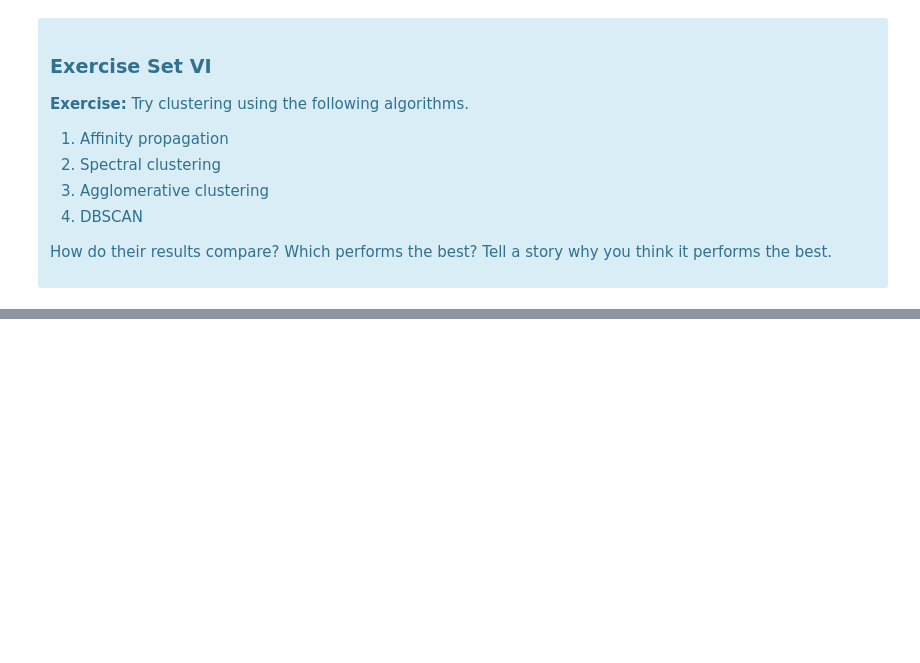
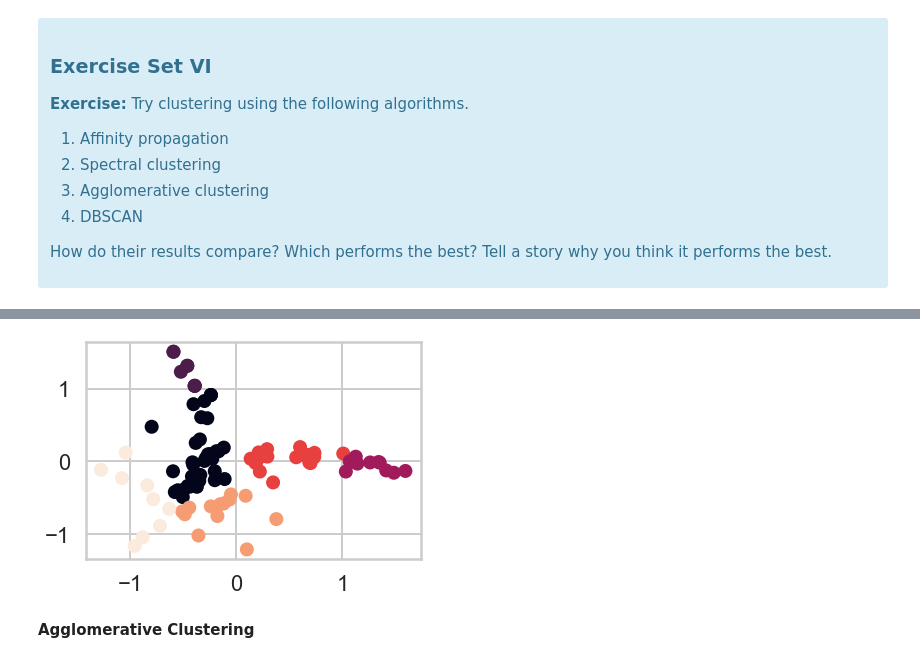
Before and after one commit to wwhite5/Springboard, a Jupyter notebook: Other Projects/Unit 15 - Unsupervised Learning/15.6 Principal Components Analysis/Clustering Case Study - Customer Segmentation with K-Means - Tier 3.ipynb, the cells around one changed output, grey strips where cells are left out. Drawn from its saved outputs; the diff is of its cells as text; code cells hidden in the pictures; blank space fills up the shorter version.

```diff
--- a/Other Projects/Unit 15 - Unsupervised Learning/15.6 Principal Components Analysis/Clustering Case Study - Customer Segmentation with K-Means - Tier 3.ipynb
+++ b/Other Projects/Unit 15 - Unsupervised Learning/15.6 Principal Components Analysis/Clustering Case Study - Customer Segmentation with K-Means - Tier 3.ipynb
@@ -589,0 +621,9 @@ Source: http://scikit-learn.org/stable/modules/clustering.html
+# %%
+from sklearn.cluster import SpectralClustering
+
+
+sc = SpectralClustering(n_clusters=6).fit(df[["x","y"]])
+
+df["cluster_labels"] = sc.labels_
+
+df.head()
@@ -589,0 +637,7 @@ Source: http://scikit-learn.org/stable/modules/clustering.html
+# %%
+plt.scatter(data=df, x="x", y="y", c=df.cluster_labels)
+plt.show()
+# %% [output]
+[figure, added]
+# %% [markdown]
+**Agglomerative Clustering**
```
Also changed, not shown: parts of 19 cells of this notebook.
